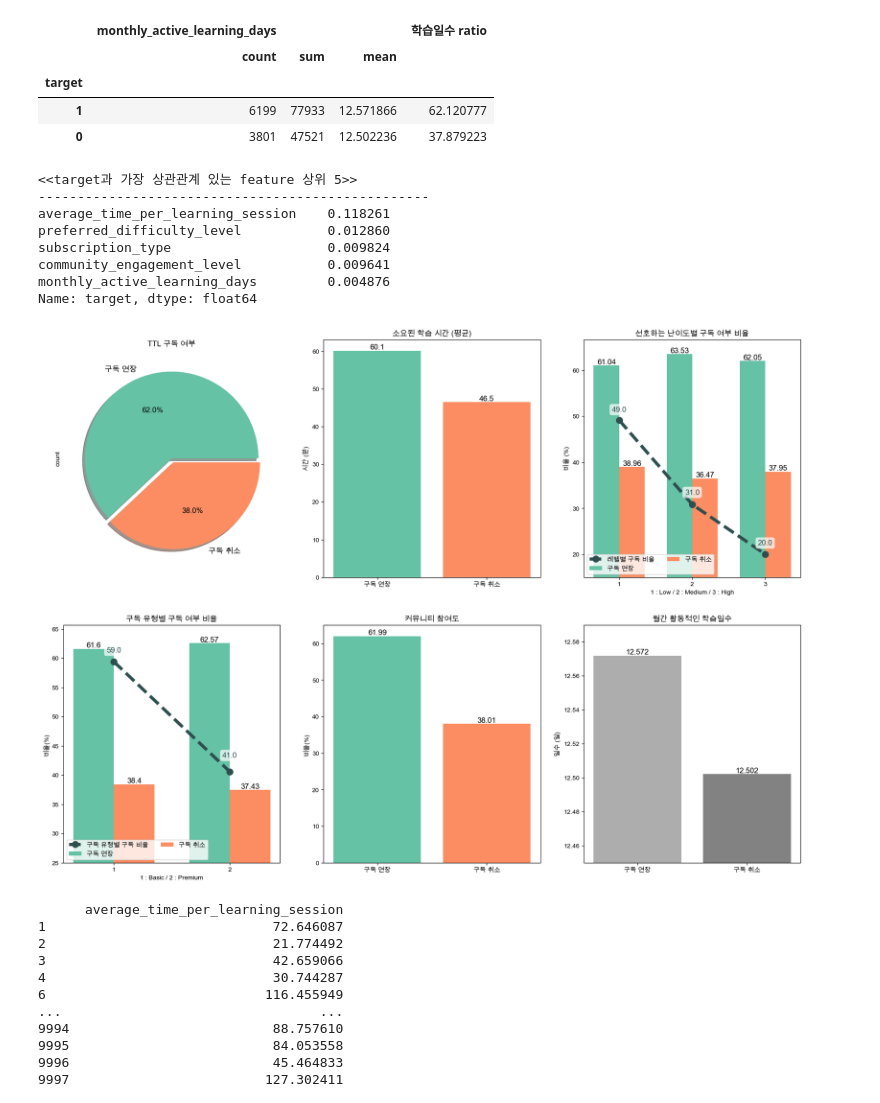
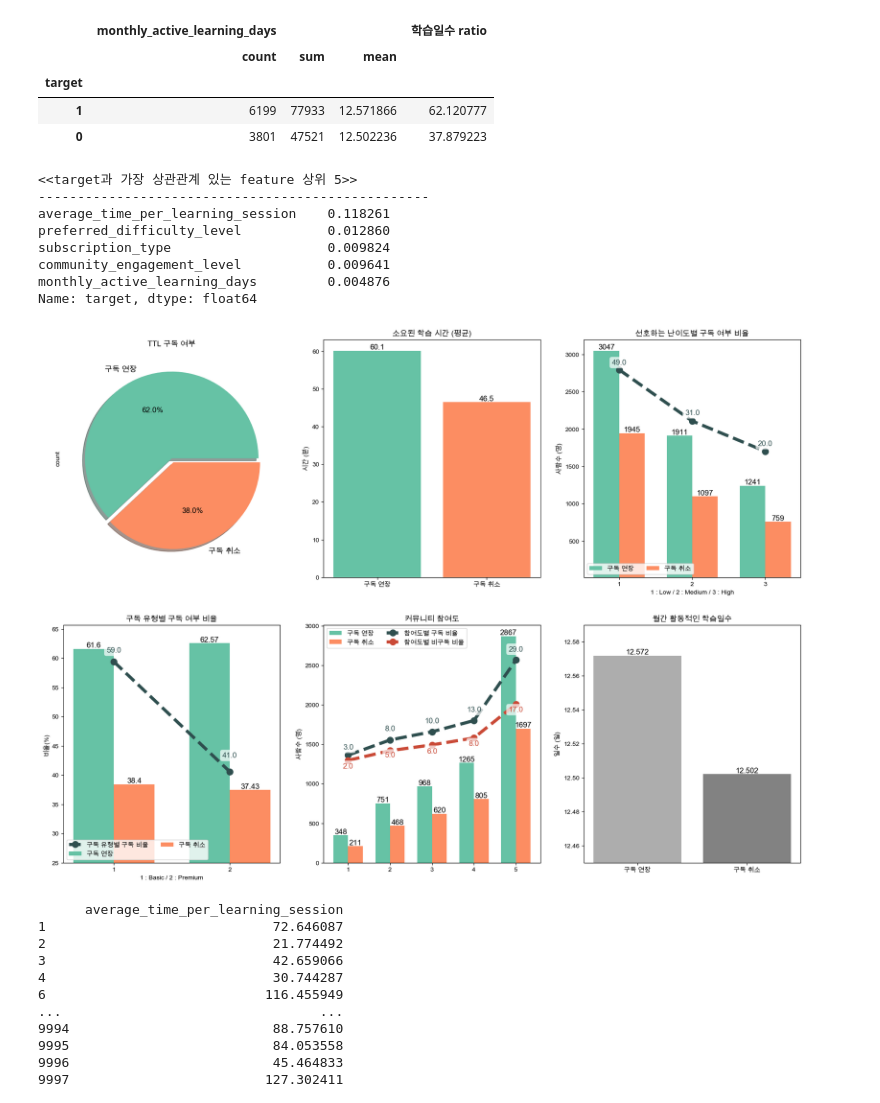
Before and after one commit to sooohyeonkim/learning_user_predict, a Jupyter notebook: learning_user_predict.ipynb, the cells around one changed output. Saved outputs shown, nothing was run; the diff lists cells and outputs as text; code cells hidden in the pictures.

```diff
--- a/learning_user_predict.ipynb
+++ b/learning_user_predict.ipynb
@@ -218,9 +220,9 @@ pre_df_2
 # %%
 #pre_df_3=구독형태_3번째
 pre_df_3=raw_df.groupby(['subscription_type','target']).count().drop(['subscription_duration','recent_login_time','average_login_time','average_time_per_learning_session','monthly_active_learning_days','total_completed_courses','recent_learning_achievement','abandoned_learning_sessions','abandoned_learning_sessions','community_engagement_level','preferred_difficulty_level','customer_inquiry_history','payment_pattern'], axis=1)
-pre_df_3=pre_df_3.rename(columns={'user_id' : 'subscription_type Count'}).unstack()
-pre_df_3['0 ratio']=pre_df_3['subscription_type Count'][0]/(pre_df_3['subscription_type Count'][0]+pre_df_3['subscription_type Count'][1])*100
-pre_df_3['1 ratio']=pre_df_3['subscription_type Count'][1]/(pre_df_3['subscription_type Count'][0]+pre_df_3['subscription_type Count'][1])*100
-pre_df_3['레벨별 구독']=pre_df_3['subscription_type Count'][1]/pre_df_3['subscription_type Count'][1].sum()*100
+pre_df_3=pre_df_3.rename(columns={'user_id' : 'subscription_type_Count'}).unstack()
+pre_df_3['0 ratio']=pre_df_3['subscription_type_Count'][0]/(pre_df_3['subscription_type_Count'][0]+pre_df_3['subscription_type_Count'][1])*100
+pre_df_3['1 ratio']=pre_df_3['subscription_type_Count'][1]/(pre_df_3['subscription_type_Count'][0]+pre_df_3['subscription_type_Count'][1])*100
+pre_df_3['레벨별 구독']=pre_df_3['subscription_type_Count'][1]/pre_df_3['subscription_type_Count'][1].sum()*100
 pre_df_3
 # %% [output]
@@ -256,3 +259,15 @@ pre_df_4
 |  | 3 | 620 | 10.00 | 6.20 |
 |  | 2 | 468 | 7.55 | 4.68 |
 |  | 1 | 211 | 3.40 | 2.11 |
+# %%
+#pre_df_4_reset, 그래프 만들기 위한 코드
+pre_df_4_reset=raw_df.drop(['subscription_duration','recent_login_time','average_login_time','average_time_per_learning_session','monthly_active_learning_days','total_completed_courses','recent_learning_achievement','abandoned_learning_sessions','preferred_difficulty_level','subscription_type','customer_inquiry_history','payment_pattern'],axis=1)
+pre_df_4_reset=pre_df_4_reset.groupby(['target','community_engagement_level']).count()
+pre_df_4_reset.rename(columns={'user_id' : 'user_count'},inplace=True)
+pre_df_4_reset=pre_df_4_reset.reset_index()
+pre_df_4_reset=pre_df_4_reset.groupby(['community_engagement_level','target']).sum().unstack()
+pre_df_4_reset['0 ratio'] = ((pre_df_4['user_count'][0] / pre_df_4['user_count'][0].sum())*100).round(2)
+pre_df_4_reset['1 ratio'] = ((pre_df_4['user_count'][1] / pre_df_4['user_count'][1].sum())*100).round(2)
+pre_df_4_reset['TTL 0 ratio'] = ((pre_df_4['user_count'][0] / pre_df_4['user_count'].sum())*100).round(2)
+pre_df_4_reset['TTL 1 ratio'] = ((pre_df_4['user_count'][1] / pre_df_4['user_count'].sum())*100).round(2)
+pre_df_4_reset
@@ -290,9 +314,12 @@ ax[0,1].set_title('소요된 학습 시간 (평균)')
 
 # 선호 난이도별
 width = 0.35
-bar1 = ax[0,2].bar(pre_df_2.index - width/2, pre_df_2['1 ratio'], width, label='구독 연장',color=sns.color_palette('Set2')[0])
-bar2 = ax[0,2].bar(pre_df_2.index + width/2, pre_df_2['0 ratio'], width, label='구독 취소',color=sns.color_palette('Set2')[1])
-plot = ax[0,2].plot(pre_df_2['레벨별 구독율'],marker='o',c='darkslategrey',lw=5,mew=5,ls='--',label='레벨별 구독 비율')
+bar1 = ax[0,2].bar(pre_df_2.index - width/2, pre_df_2['Count'][1], width, label='구독 연장',color=sns.color_palette('Set2')[0])
+bar2 = ax[0,2].bar(pre_df_2.index + width/2, pre_df_2['Count'][0], width, label='구독 취소',color=sns.color_palette('Set2')[1])
+ax2 = ax[0, 2].twinx()
+plot = ax2.plot(pre_df_2['레벨별 구독율'],marker='o',c='darkslategrey',lw=5,mew=5,ls='--',label='레벨별 구독 비율')
+ax2.set_ylim(-25, 60)
+ax2.get_yaxis().set_visible(False)
 for rect in bar1:
     height = rect.get_height().round(2)
     ax[0,2].text(rect.get_x() + rect.get_width()/2.0, height, f'{height}', ha='center', va='bottom', size=12)
@@ -302,11 +329,11 @@ for rect in bar2:
     ax[0,2].text(rect.get_x() + rect.get_width()/2.0, height, f'{height}', ha='center', va='bottom', size=12)
 
 for x, y in zip(pre_df_2.index, pre_df_2['레벨별 구독율'].round(0)):
-    ax[0, 2].text(x, y+2, f'{y}', ha='center', va='baseline', size=12,color='darkslategrey',bbox=dict(facecolor='white', edgecolor='none', boxstyle='round',alpha=0.7),weight='bold')
+    ax2.text(x, y+2, f'{y}', ha='center', va='baseline', size=12,color='darkslategrey',bbox=dict(facecolor='white', edgecolor='none', boxstyle='round',alpha=0.7),weight='bold')
 
 ax[0, 2].set_ylim(15)
 ax[0,2].set_xlabel('1 : Low / 2 : Medium / 3 : High')
-ax[0,2].set_ylabel('비율 (%)')
+ax[0,2].set_ylabel('사람수 (명)')
 ax[0,2].set_title('선호하는 난이도별 구독 여부 비율')
 ax[0,2].set_xticks(pre_df_2.index)
 ax[0,2].legend(loc='lower left', ncol=2, bbox_to_anchor=(0, 0))
@@ -326,7 +353,6 @@ for rect in bar2:
 
 for x, y in zip(pre_df_3.index, pre_df_3['레벨별 구독'].round(0)):
     ax[1, 0].text(x, y+2, f'{y}', ha='center', va='baseline', size=12,color='darkslategrey',bbox=dict(facecolor='white', edgecolor='none', boxstyle='round',alpha=0.7),weight=700)
-
 ax[1, 0].set_ylim(25)
 ax[1,0].set_xlabel('1 : Basic / 2 : Premium')
 ax[1,0].set_ylabel('비율(%)')
@@ -335,47 +361,66 @@ ax[1,0].set_xticks(pre_df_3.index)
 ax[1,0].legend(loc='lower left', ncol=2, bbox_to_anchor=(0, 0))
 
 # 커뮤니티 참여도별
-labels = ['구독 연장', '구독 취소']
-values = pre_df_4['community ratio']
-colors = sns.color_palette('Set2')
-bar=ax[1,1].bar(labels, values, color=colors)
-for rect in bar:
-    height = rect.get_height().round(3)
-    ax[1,1].text(rect.get_x() + rect.get_width()/2.0, height, f'{height}', ha='center', va='bottom', size=12)
-ax[1,1].set_ylabel('비율(%)')
+width = 0.35
+bar1 = ax[1,1].bar(pre_df_4_reset.index - width/2, pre_df_4_reset['user_count'][1], width, label='구독 연장',color=sns.color_palette('Set2')[0])
+bar2 = ax[1,1].bar(pre_df_4_reset.index + width/2, pre_df_4_reset['user_count'][0], width, label='구독 취소',color=sns.color_palette('Set2')[1])
+ax2 = ax[1, 1].twinx()
+plot1 = ax2.plot(pre_df_4_reset['TTL 1 ratio'],marker='o',c='darkslategrey',lw=5,mew=5,ls='--',label='참여도별 구독 비율')
+plot2 = ax2.plot(pre_df_4_reset['TTL 0 ratio'],marker='o',c='#CA4A37',lw=5,mew=5,ls='--',label='참여도별 비구독 비율')
+ax2.set_ylim(-25, 38)
+ax2.get_yaxis().set_visible(False)
+for x, y in zip(pre_df_4_reset.index, pre_df_4_reset['TTL 1 ratio'].round(0)):
+    ax2.text(x, y + 2, f'{y}', ha='center', va='baseline', size=12, color='darkslategrey',
+             bbox=dict(facecolor='white', edgecolor='none', boxstyle='round', alpha=0.7), weight='bold')
+
+for x, y in zip(pre_df_4_reset.index, pre_df_4_reset['TTL 0 ratio'].round(0)):
+    ax2.text(x, y - 2, f'{y}', ha='center', va='baseline', size=12, color='#CA4A37',
+             bbox=dict(facecolor='white', edgecolor='none', boxstyle='round', alpha=0.7), weight='bold')
+
+for rect in bar1:
+    height = rect.get_height().round(2)
+    ax[1, 1].text(rect.get_x() + rect.get_width()/2.0, height, f'{height}', ha='center', va='bottom', size=12)
+
+for rect in bar2:
+    height = rect.get_height().round(2)
+    ax[1, 1].text(rect.get_x() + rect.get_width()/2.0, height, f'{height}', ha='center', va='bottom', size=12)
+ax[1,1].set_ylabel('사람수 (명)')
 ax[1,1].set_title('커뮤니티 참여도')
-
+ax[1,1].set_xticks(pre_df_4_reset.index)
+lines, labels = ax[1, 1].get_legend_handles_labels()
+lines2, labels2 = ax2.get_legend_handles_labels()
+ax[1, 1].legend(lines + lines2, labels + labels2, loc='upper left', ncol=2, bbox_to_anchor=(0, 1))
 
 # 월간 활동적인 학습일수
 labels = ['구독 연장', '구독 취소']
 values = pre_df_5['monthly_active_learning_days']['mean']
 colors = sns.color_palette('Greys')[2:]
 bar=ax[1,2].bar(labels, values, color=colors)
 for rect in bar:
     height = rect.get_height().round(3)
     ax[1,2].text(rect.get_x() + rect.get_width()/2.0, height, f'{height}', ha='center', va='bottom', size=12)
 ax[1,2].set_ylabel('일수 (일)')
 ax[1,2].set_title('월간 활동적인 학습일수')
 y_start = 12.45
 y_end = 12.59
 ax[1, 2].set_ylim(y_start, y_end)
 
 
 print("<<target과 가장 상관관계 있는 feature 상위 5>>")
 print('-'*50)
 print(pre_df.corr().sort_values(by='target',ascending=False)['target'][1:6])
 
 plt.show()
 # %% [output]
 <<target과 가장 상관관계 있는 feature 상위 5>>
 --------------------------------------------------
 average_time_per_learning_session    0.118261
 preferred_difficulty_level           0.012860
 subscription_type                    0.009824
 community_engagement_level           0.009641
 monthly_active_learning_days         0.004876
 Name: target, dtype: float64
-[figure, old version]
+[figure, new version]
 # %%
 pre_df_1_1=pre_df.loc[pre_df['target']==1,['average_time_per_learning_session']]
 pre_df_1_0=pre_df.loc[pre_df['target']==0,['average_time_per_learning_session']]
```
Also changed, not shown: parts of 25 cells of this notebook.
